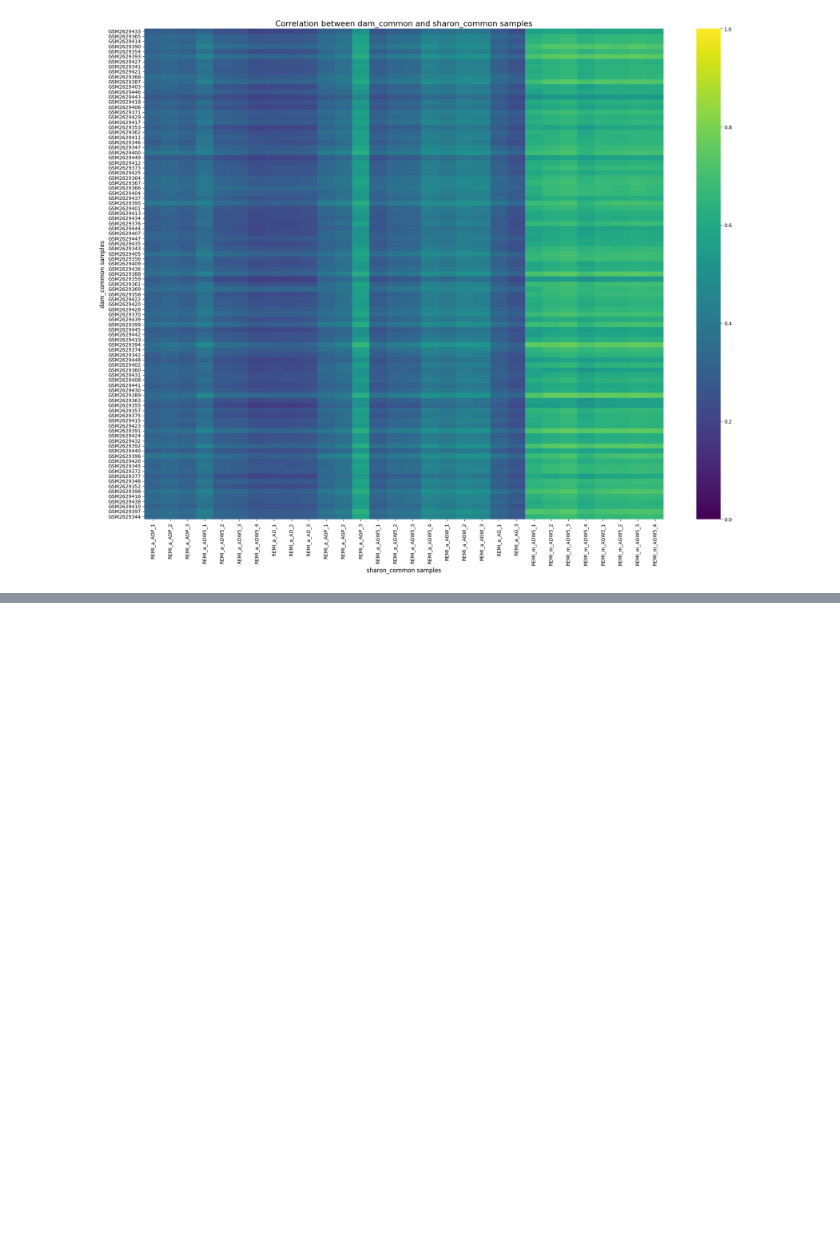
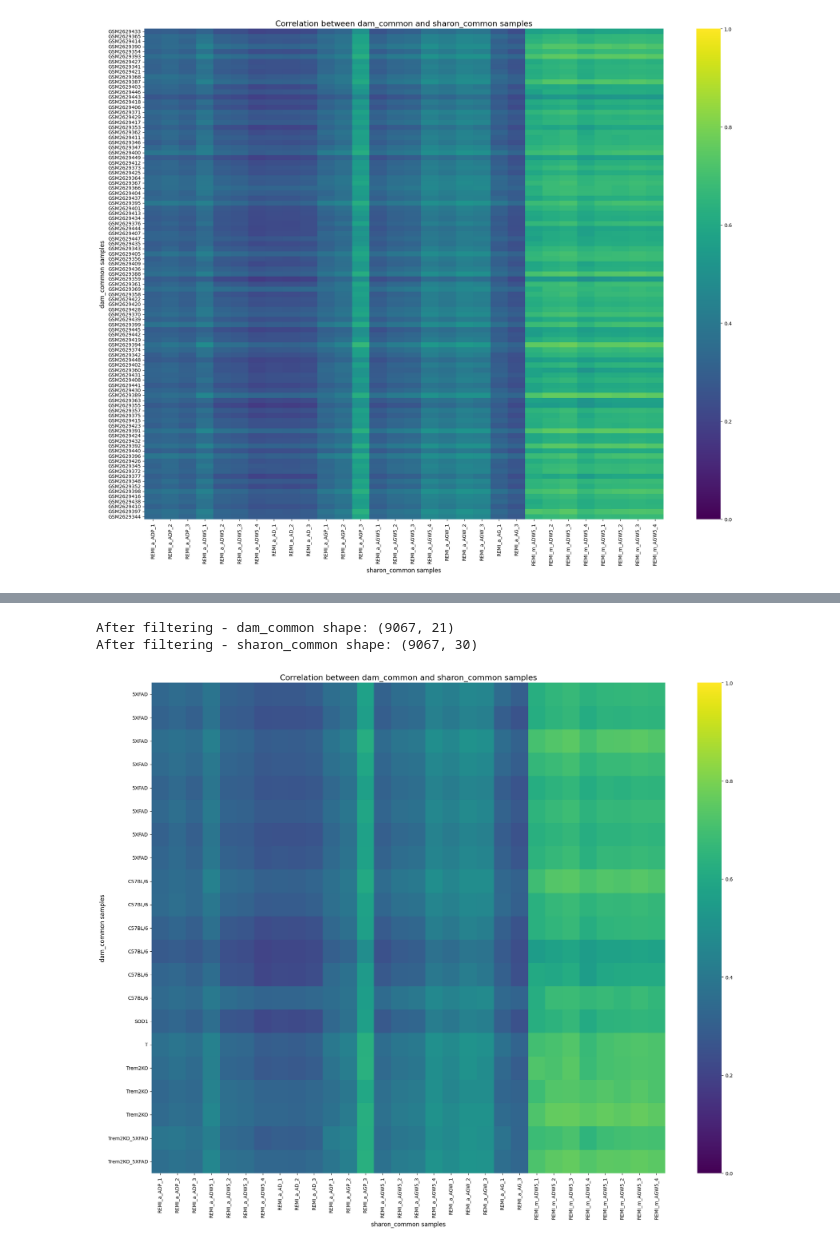
Before and after one commit to michal7kw/SRF_microglia, a Jupyter notebook: GSE98969/similarity_analysis.ipynb, the cells around one changed output, grey strips where cells are left out. Cells and saved outputs as stored; diff of their text form; code cells hidden in the pictures; blank space fills up the shorter version.

Commit message:
mouse id annotation

```diff
--- a/GSE98969/similarity_analysis.ipynb
+++ b/GSE98969/similarity_analysis.ipynb
@@ -261,0 +352,10 @@ plt.show()
+# %%
+# Create a mapping between AB* IDs and Mouse_IDs
+ab_to_mouse = dict(zip(metadata['Amp_batch_ID'], metadata['Mouse_ID']))
+for key, value in list(ab_to_mouse.items())[:5]:
+    print(key, value)
+
+# Create a direct mapping from GSM IDs to Mouse_IDs
+gsm_to_mouse = {gsm: ab_to_mouse[ab] for ab, gsm in ab_to_gsm.items() if ab in ab_to_mouse}
+for key, value in list(gsm_to_mouse.items())[:5]:
+    print(key, value)
@@ -261,0 +373,4 @@ plt.show()
+# %%
+# Rename the columns using the gsm_to_mouse mapping
+dam_common.rename(columns=gsm_to_mouse, inplace=True)
+dam_common.head()
@@ -261,0 +390,4 @@ plt.show()
+# %%
+dam_common = dam_common.loc[:, ~dam_common.columns.str.startswith('GSM')]
+
+dam_common.head()
@@ -261,0 +402,54 @@ plt.show()
+# %%
+# Find common genes and subset data
+common_genes = list(set(sharon_filtered.index) & set(dam_common.index))
+sharon_common = sharon_filtered.loc[common_genes].reset_index(drop=True)
+dam_common = dam_common.loc[common_genes]
+
+print("After filtering - dam_common shape:", dam_common.shape)
+print("After filtering - sharon_common shape:", sharon_common.shape)
+
+# Convert data to numeric, replacing any non-numeric values with NaN
+dam_common = dam_common.apply(pd.to_numeric, errors='coerce')
+sharon_common = sharon_common.apply(pd.to_numeric, errors='coerce')
+
+# Sort the columns of sharon_common alphabetically
+sharon_common = sharon_common.sort_index(axis=1)
+dam_common = dam_common.sort_index(axis=1)
+
+# Prepare data for correlation
+dam_data = dam_common.values.T
+sharon_data = sharon_common.values.T
+
+# Calculate correlation matrix efficiently
+correlation_matrix = np.empty((dam_data.shape[0], sharon_data.shape[0]))
+correlation_matrix.fill(np.nan)
+
+for i, d in enumerate(dam_data):
+    for j, s in enumerate(sharon_data):
+        mask = ~np.isnan(d) & ~np.isnan(s)
+        if np.sum(mask) > 1:
+            correlation_matrix[i, j] = np.corrcoef(d[mask], s[mask])[0, 1]
+
+# Convert to DataFrame
+correlation_matrix = pd.DataFrame(correlation_matrix,
+                                  index=dam_common.columns,
+                                  columns=sharon_common.columns)
+
+# Plotting
+plt.figure(figsize=(20, 16))
+sns.heatmap(correlation_matrix, cmap='viridis', center=0.5, vmin=0, vmax=1,
+            xticklabels=True, yticklabels=True)
+
+plt.title('Correlation between dam_common and sharon_common samples', fontsize=16)
+plt.xlabel('sharon_common samples', fontsize=12)
+plt.ylabel('dam_common samples', fontsize=12)
+
+plt.xticks(rotation=90)
+plt.yticks(rotation=0)
+
+plt.tight_layout()
+plt.show()
+# %% [output]
+After filtering - dam_common shape: (9067, 21)
+After filtering - sharon_common shape: (9067, 30)
+[figure, added]
```
Also changed, not shown: parts of 16 cells of this notebook, 2 other files.
